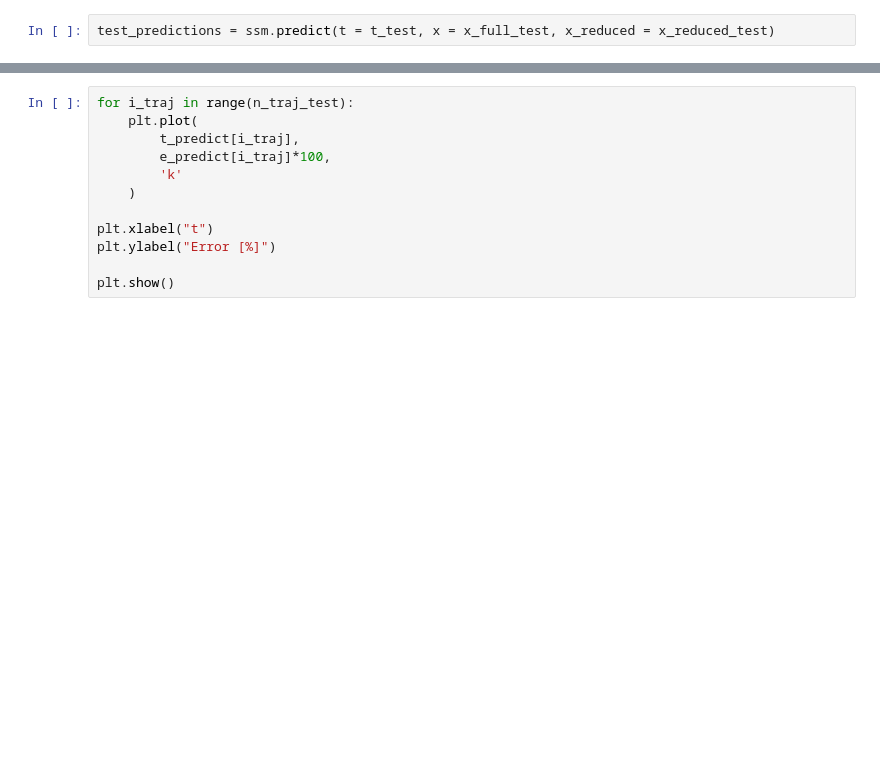
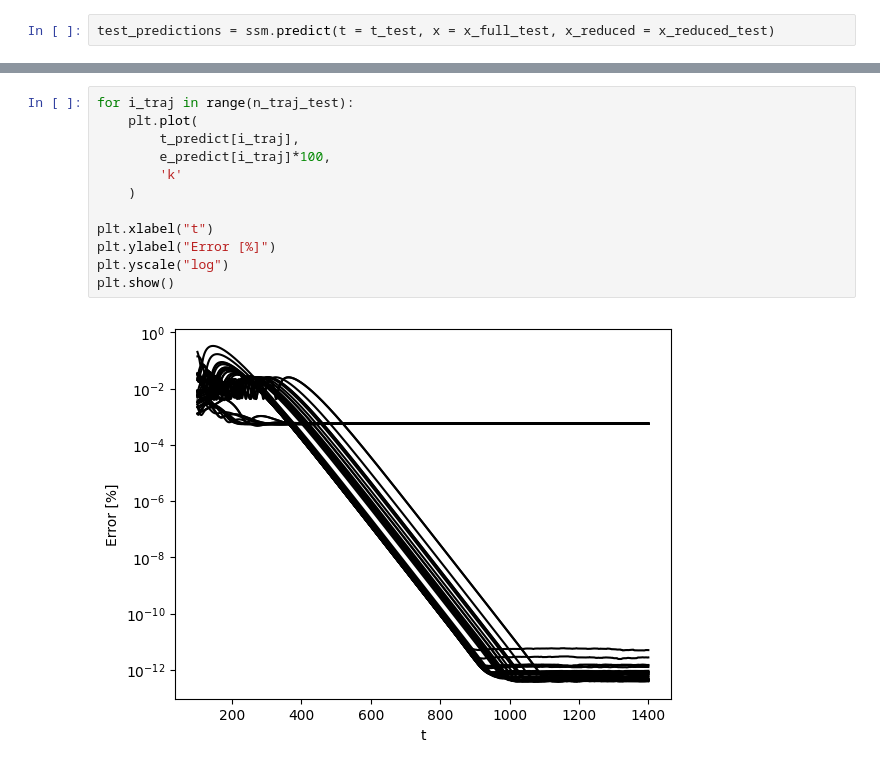
Before and after one commit to haller-group/SSMLearnPy, a Jupyter notebook: examples/couetteflow/couetteflowRe135.ipynb, the cells around one changed output, grey strips where cells are left out. Saved outputs shown, nothing was run; the diff lists cells and outputs as text; blank space fills up the shorter version.

```diff
--- a/examples/couetteflow/couetteflowRe135.ipynb
+++ b/examples/couetteflow/couetteflowRe135.ipynb
@@ -161,12 +145,14 @@ plt.show()
 # %%
 for i_traj in range(n_traj_test):
     plt.plot(
         t_predict[i_traj],
         e_predict[i_traj]*100,
         'k'
     )
 
 plt.xlabel("t")
 plt.ylabel("Error [%]")
-
+plt.yscale("log")
 plt.show()
+# %% [output]
+[figure, added]
```
Also changed, not shown: parts of 2 cells of this notebook, 5 other files.
